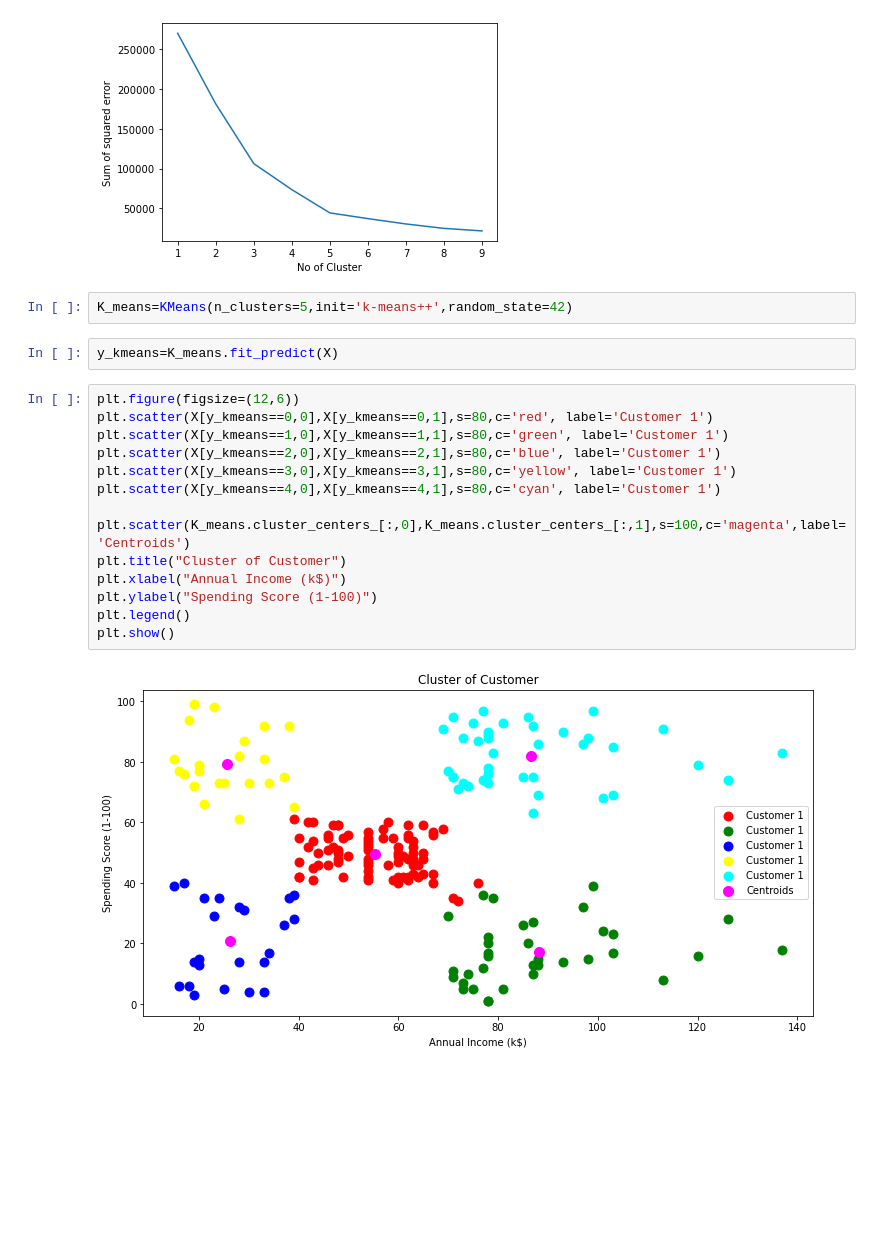
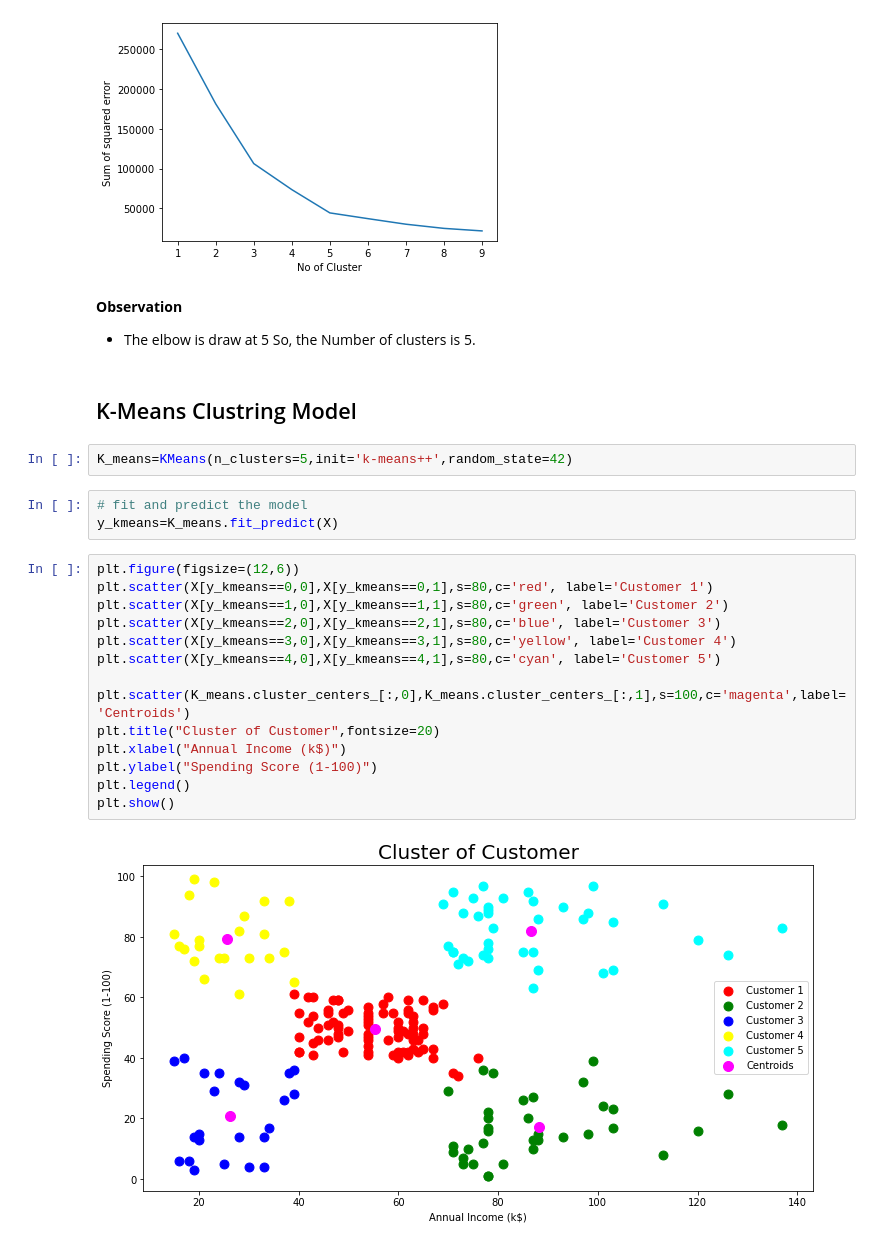
Before and after one commit to Sialsanwal/CodeClause_Customer-Segment-Prediction-, a Jupyter notebook: Customer Segment Prediction .ipynb, the cells around one changed output. Saved outputs shown, nothing was run; the diff lists cells and outputs as text; blank space fills up the shorter version.

```diff
--- a/Customer Segment Prediction .ipynb
+++ b/Customer Segment Prediction .ipynb
@@ -140,23 +142,29 @@ plt.plot(k_rng,sse)
 # %% [output]
 [<matplotlib.lines.Line2D at 0x...>]
 [figure]
+# %% [markdown]
+**Observation**
+- The elbow is draw at 5 So, the Number of clusters is 5.
+# %% [markdown]
+## K-Means Clustring Model
 # %%
 K_means=KMeans(n_clusters=5,init='k-means++',random_state=42)
 # %%
+# fit and predict the model
 y_kmeans=K_means.fit_predict(X)
 # %%
 plt.figure(figsize=(12,6))
 plt.scatter(X[y_kmeans==0,0],X[y_kmeans==0,1],s=80,c='red', label='Customer 1')
-plt.scatter(X[y_kmeans==1,0],X[y_kmeans==1,1],s=80,c='green', label='Customer 1')
-plt.scatter(X[y_kmeans==2,0],X[y_kmeans==2,1],s=80,c='blue', label='Customer 1')
-plt.scatter(X[y_kmeans==3,0],X[y_kmeans==3,1],s=80,c='yellow', label='Customer 1')
-plt.scatter(X[y_kmeans==4,0],X[y_kmeans==4,1],s=80,c='cyan', label='Customer 1')
+plt.scatter(X[y_kmeans==1,0],X[y_kmeans==1,1],s=80,c='green', label='Customer 2')
+plt.scatter(X[y_kmeans==2,0],X[y_kmeans==2,1],s=80,c='blue', label='Customer 3')
+plt.scatter(X[y_kmeans==3,0],X[y_kmeans==3,1],s=80,c='yellow', label='Customer 4')
+plt.scatter(X[y_kmeans==4,0],X[y_kmeans==4,1],s=80,c='cyan', label='Customer 5')
 
 plt.scatter(K_means.cluster_centers_[:,0],K_means.cluster_centers_[:,1],s=100,c='magenta',label='Centroids')
-plt.title("Cluster of Customer")
+plt.title("Cluster of Customer",fontsize=20)
 plt.xlabel("Annual Income (k$)")
 plt.ylabel("Spending Score (1-100)")
 plt.legend()
 plt.show()
 # %% [output]
-[figure, old version]
+[figure, new version]
```
Also changed, not shown: parts of 13 cells of this notebook.
